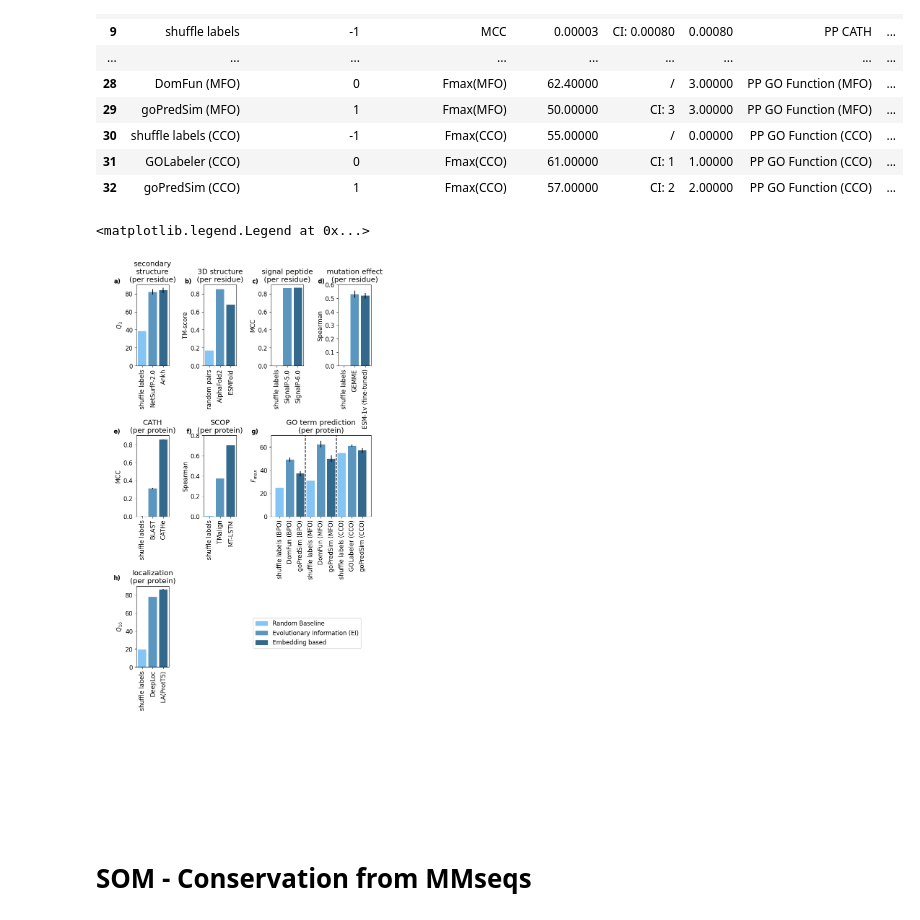
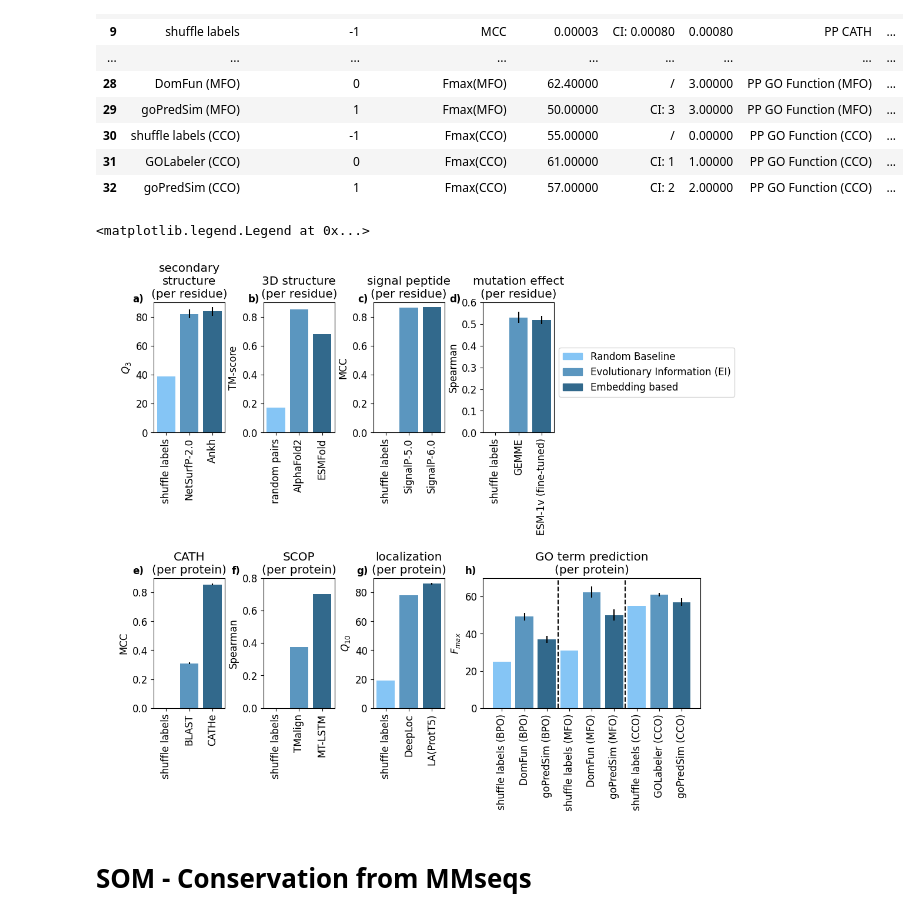
Before and after one commit to erckert/EV-embeddings-figures, a Jupyter notebook: visualizeResults.ipynb, the cells around one changed output. Saved outputs shown, nothing was run; the diff lists cells and outputs as text; code cells hidden in the pictures.

```diff
--- a/visualizeResults.ipynb
+++ b/visualizeResults.ipynb
@@ -321,0 +310,16 @@ fig_all.legend(handles=[legend_Random, legend_EI, legend_EB, legend_EB_EI], loc=
+# %%
+plt.rcParams['font.size'] = '12'
+fig_all = plt.figure(figsize=(12, 12))
+
+ax_conservation = plt.subplot2grid((25, 31), (0, 0), colspan=7, rowspan=6)
+ax_conservation.bar(msacons_pr_conservation_labels,
+            [float(entry) for entry in conservation_performances],
+            yerr=[float(entry) for entry in conservation_ci],
+            color=color_assignment(conservation_is_embedding_based),
+            width=0.8)
+ax_conservation.set_xticks([0,1,2,3,4,5,6], labels=msacons_pr_conservation_labels, rotation=90)
+ax_conservation.set_ylabel("MCC")
+ax_conservation.set_ylim(top=0.7, bottom=0)
+ax_conservation.set_title('conservation\n(per residue)')
+
+fig_all.legend(handles=[legend_Random, legend_EI, legend_EB, legend_EB_EI], loc=(0.40,0.59))
@@ -392,9 +399,9 @@ go_ci = df_models[df_models['Prediction type'].str.contains("PP GO Function")]['
 go_is_embedding_based = df_models[df_models['Prediction type'].str.contains("PP GO Function")]['Embedding based']
 # %%
 plt.rcParams['font.size'] = '12'
-fig_review = plt.figure(figsize=(12, 24))
+fig_review = plt.figure(figsize=(12, 12))
 
-ax_2d = plt.subplot2grid((40, 60), (0, 0), colspan=6, rowspan=5)
+ax_2d = plt.subplot2grid((12, 45), (0, 0), colspan=6, rowspan=3)
 ax_2d.bar(struct_2d_labels,
           [float(entry) for entry in struct_2d_performances],
           yerr=[float(entry) for entry in struct_2d_ci],
@@ -404,9 +411,9 @@ ax_2d.set_xticklabels(struct_2d_labels, rotation=90)
 ax_2d.set_ylabel("$Q_{3}$")
 ax_2d.set_ylim(top=90, bottom=0)
 ax_2d.set_title('secondary\nstructure\n(per residue)')
-ax_2d.text(-0.11, 1.47, "a)", transform=ax.transAxes, va='top', ha='right', fontweight='bold')
+ax_2d.text(-0.1, .82, "a)", transform=ax.transAxes, va='top', ha='right', fontweight='bold')
 
-ax_3d = plt.subplot2grid((40, 60), (0, 12), colspan=6, rowspan=5)
+ax_3d = plt.subplot2grid((12, 45), (0, 9), colspan=6, rowspan=3)
 ax_3d.bar(struct_3d_labels,
           [float(entry) for entry in struct_3d_performances],
           yerr=[float(entry) for entry in struct_3d_ci],
@@ -416,9 +423,9 @@ ax_3d.set_xticklabels(struct_3d_labels, rotation=90)
 ax_3d.set_ylabel("TM-score")
 ax_3d.set_ylim(top=0.9, bottom=0)
 ax_3d.set_title('3D structure\n(per residue)')
-ax_3d.text(0.04, 1.47, "b)", transform=ax.transAxes, va='top', ha='right', fontweight='bold')
+ax_3d.text(0.05, .82, "b)", transform=ax.transAxes, va='top', ha='right', fontweight='bold')
 
-ax_signal_pep = plt.subplot2grid((40, 60), (0, 24), colspan=6, rowspan=5)
+ax_signal_pep = plt.subplot2grid((12, 45), (0, 18), colspan=6, rowspan=3)
 ax_signal_pep.bar(signal_pep_labels,
           [float(entry) for entry in signal_pep_performances],
           yerr=[float(entry) for entry in signal_pep_ci],
@@ -428,9 +435,9 @@ ax_signal_pep.set_xticklabels(signal_pep_labels, rotation=90)
 ax_signal_pep.set_ylabel("MCC")
 ax_signal_pep.set_ylim(top=0.9, bottom=0)
 ax_signal_pep.set_title('signal peptide\n(per residue)')
-ax_signal_pep.text(0.18, 1.47, "c)", transform=ax.transAxes, va='top', ha='right', fontweight='bold')
+ax_signal_pep.text(0.19, .82, "c)", transform=ax.transAxes, va='top', ha='right', fontweight='bold')
 
-ax_effect = plt.subplot2grid((40, 60), (0, 36), colspan=6, rowspan=5)
+ax_effect = plt.subplot2grid((12, 45), (0, 27), colspan=6, rowspan=3)
 ax_effect.bar(effect_labels,
           [float(entry) for entry in effect_performances],
           yerr=[float(entry) for entry in effect_ci],
@@ -440,9 +447,9 @@ ax_effect.set_xticklabels(effect_labels, rotation=90)
 ax_effect.set_ylabel("Spearman")
 ax_effect.set_ylim(top=0.6, bottom=0)
 ax_effect.set_title('mutation effect\n(per residue)')
-ax_effect.text(0.32, 1.47, "d)", transform=ax.transAxes, va='top', ha='right', fontweight='bold')
+ax_effect.text(0.31, .82, "d)", transform=ax.transAxes, va='top', ha='right', fontweight='bold')
 
-ax_cath = plt.subplot2grid((40, 60), (9, 0), colspan=6, rowspan=5)
+ax_cath = plt.subplot2grid((12, 45), (6, 0), colspan=6, rowspan=3)
 ax_cath.bar(cath_labels,
           [float(entry) for entry in cath_performances],
           yerr=[float(entry) for entry in cath_ci],
@@ -452,9 +459,9 @@ ax_cath.set_xticklabels(cath_labels, rotation=90)
 ax_cath.set_ylabel("MCC")
 ax_cath.set_ylim(top=0.9, bottom=0)
 ax_cath.set_title('CATH\n(per protein)')
-ax_cath.text(-0.11, 1.02, "e)", transform=ax.transAxes, va='top', ha='right', fontweight='bold')
+ax_cath.text(-0.1, 0.32, "e)", transform=ax.transAxes, va='top', ha='right', fontweight='bold')
 
-ax_scop = plt.subplot2grid((40, 60), (9, 12), colspan=6, rowspan=5)
+ax_scop = plt.subplot2grid((12, 45), (6, 9), colspan=6, rowspan=3)
 ax_scop.bar(scop_labels,
           [float(entry) for entry in scop_performances],
           yerr=[float(entry) for entry in scop_ci],
@@ -462,43 +469,40 @@ ax_scop.bar(scop_labels,
           width=0.8)
 ax_scop.set_xticklabels(scop_labels, rotation=90)
 ax_scop.set_ylabel("Spearman")
 ax_scop.set_ylim(top=0.8, bottom=0)
 ax_scop.set_title('SCOP\n(per protein)')
-ax_scop.text(0.04, 1.02, "f)", transform=ax.transAxes, va='top', ha='right', fontweight='bold')
+ax_scop.text(0.025, 0.32, "f)", transform=ax.transAxes, va='top', ha='right', fontweight='bold')
 
-ax_localization = plt.subplot2grid((40, 60), (18, 0), colspan=6, rowspan=5)
+ax_localization = plt.subplot2grid((12, 45), (6, 18), colspan=6, rowspan=3)
 ax_localization.bar(localization_labels,
           [float(entry) for entry in localization_performances],
           yerr=[float(entry) for entry in localization_ci],
           color=color_assignment(localization_is_embedding_based),
           width=0.8)
 ax_localization.set_xticklabels(localization_labels, rotation=90)
 ax_localization.set_ylabel("$Q_{10}$")
 ax_localization.set_ylim(top=90, bottom=0)
 ax_localization.set_title('localization\n(per protein)')
-ax_localization.text(-0.11, 0.58, "h)", transform=ax.transAxes, va='top', ha='right', fontweight='bold')
+ax_localization.text(0.33, 0.32, "h)", transform=ax.transAxes, va='top', ha='right', fontweight='bold')
 
-ax_go = plt.subplot2grid((40, 60), (9, 24), colspan=18, rowspan=5)
+ax_go = plt.subplot2grid((12, 45), (6, 27), colspan=18, rowspan=3)
 ax_go.bar(go_labels,
           [float(entry) for entry in go_performances],
           yerr=[float(entry) for entry in go_ci],
           color=color_assignment(go_is_embedding_based),
           width=0.8)
 ax_go.set_xticklabels(go_labels, rotation=90)
 ax_go.set_ylabel("$F_{max}$")
 ax_go.set_ylim(top=70, bottom=0)
 ax_go.set_title('GO term prediction\n(per protein)')
 ax_go.axvline(x=[2.5],  color='black', ls='--')
 ax_go.axvline(x=[5.5],  color='black', ls='--')
-ax_go.annotate('BPO',xy=(-0.7, 90), path_effects=[path_effects.withSimplePatchShadow(shadow_rgbFace='white')])
-ax_go.annotate('MFO',xy=(2.6, 90), path_effects=[path_effects.withSimplePatchShadow(shadow_rgbFace='white')])
-ax_go.annotate('CCO',xy=(5.6, 90), path_effects=[path_effects.withSimplePatchShadow(shadow_rgbFace='white')])
-ax_go.text(0.18, 1.02, "g)", transform=ax.transAxes, va='top', ha='right', fontweight='bold')
+ax_go.text(0.19, 0.32, "g)", transform=ax.transAxes, va='top', ha='right', fontweight='bold')
 
-fig_review.legend(handles=[legend_Random, legend_EI, legend_EB], loc=(0.5,0.3))
+fig_review.legend(handles=[legend_Random, legend_EI, legend_EB], loc=(0.71,0.75))
 # %% [output]
 <matplotlib.legend.Legend at 0x...>
-[figure, old version]
+[figure, new version]
 # %% [markdown]
 # SOM - Conservation from MMseqs
 # %%
```
Also changed, not shown: parts of 5 cells of this notebook, 1 other file.
